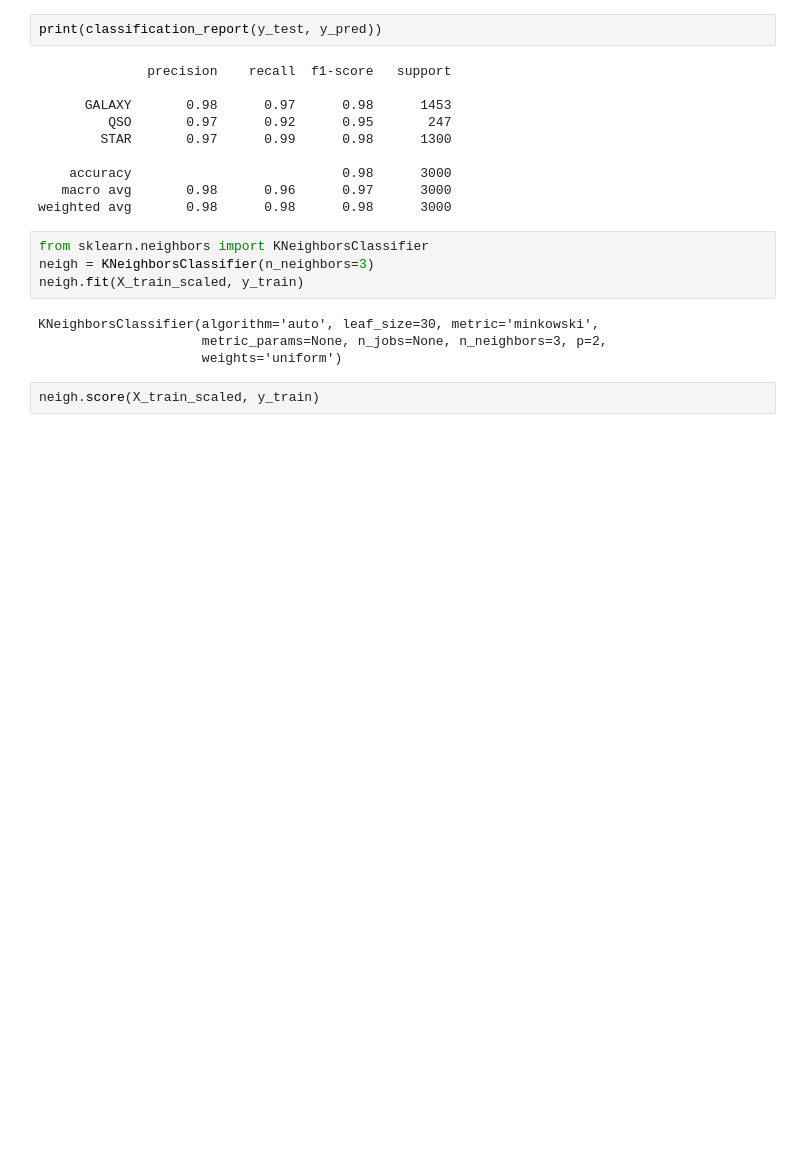
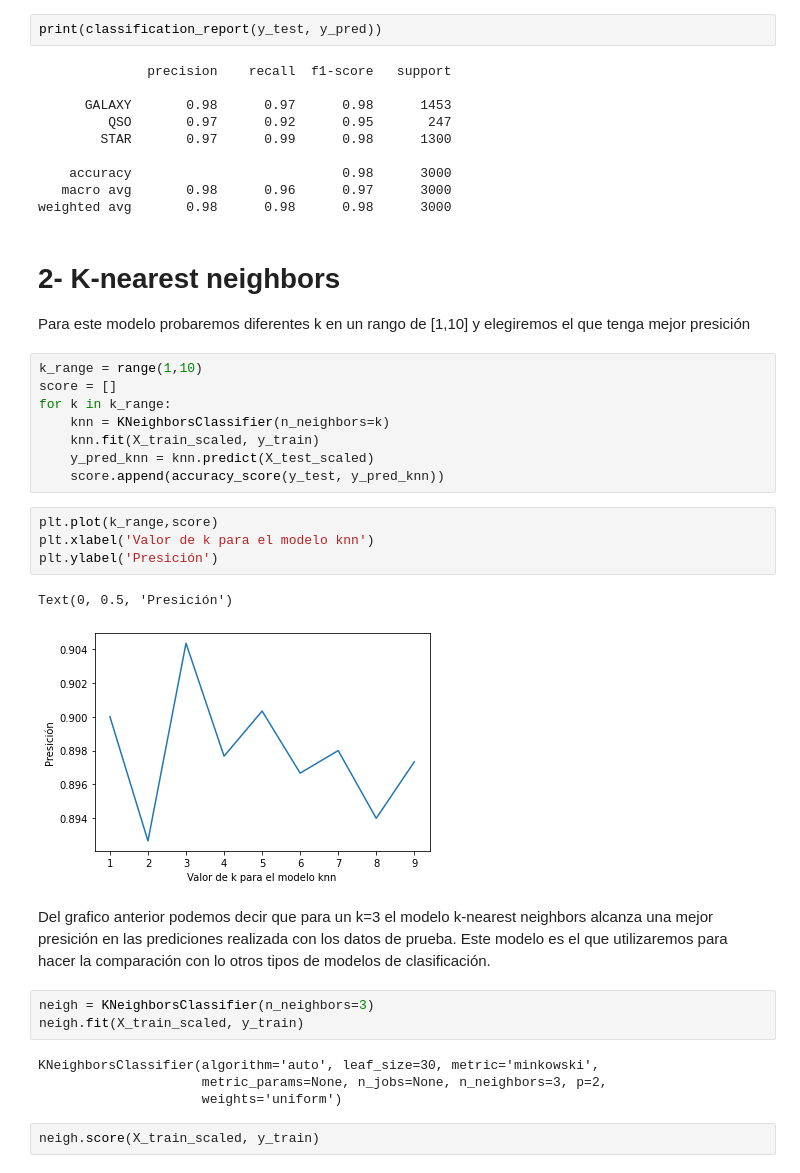
Before and after one commit to eleazarVasquez/INFO257, a Jupyter notebook: TareaPracticaUnidad1/TareaPracticaUnidad1.ipynb, the cells around one changed output. Saved outputs shown, nothing was run; the diff lists cells and outputs as text; blank space fills up the shorter version.

```diff
--- a/TareaPracticaUnidad1/TareaPracticaUnidad1.ipynb
+++ b/TareaPracticaUnidad1/TareaPracticaUnidad1.ipynb
@@ -167,8 +170,28 @@ print(classification_report(y_test, y_pred))
     accuracy                           0.98      3000
    macro avg       0.98      0.96      0.97      3000
 weighted avg       0.98      0.98      0.98      3000
+# %% [markdown]
+# 2- K-nearest neighbors
+
+Para este modelo probaremos diferentes k en un rango de [1,10] y elegiremos el que tenga mejor presición
+# %%
+k_range = range(1,10)
+score = []
+for k in k_range:
+    knn = KNeighborsClassifier(n_neighbors=k)
+    knn.fit(X_train_scaled, y_train)
+    y_pred_knn = knn.predict(X_test_scaled)
+    score.append(accuracy_score(y_test, y_pred_knn))
+# %%
+plt.plot(k_range,score)
+plt.xlabel('Valor de k para el modelo knn')
+plt.ylabel('Presición')
+# %% [output]
+Text(0, 0.5, 'Presición')
+[figure, added]
+# %% [markdown]
+Del grafico anterior podemos decir que para un k=3 el modelo k-nearest neighbors alcanza una mejor presición en las prediciones realizada con los datos de prueba. Este modelo es el que utilizaremos para hacer la comparación con lo otros tipos de modelos de clasificación.
 # %%
-from sklearn.neighbors import KNeighborsClassifier
 neigh = KNeighborsClassifier(n_neighbors=3)
 neigh.fit(X_train_scaled, y_train)
 # %% [output]
```
Also changed, not shown: parts of 15 cells of this notebook.
